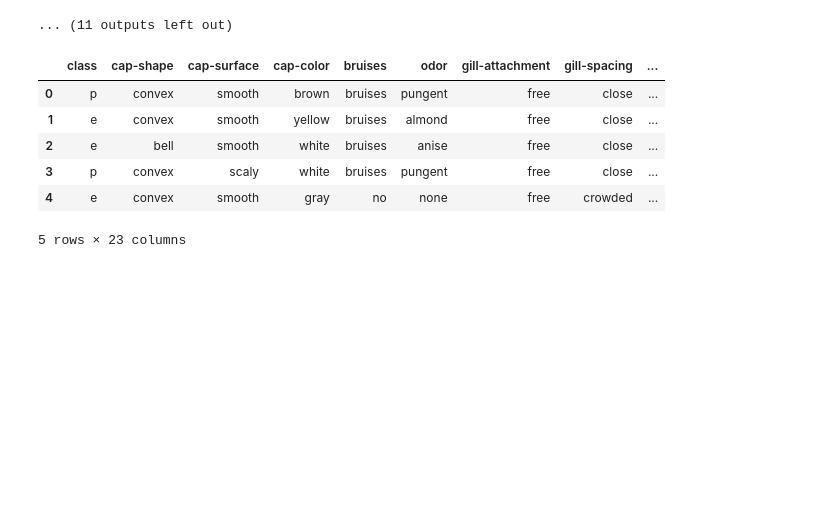
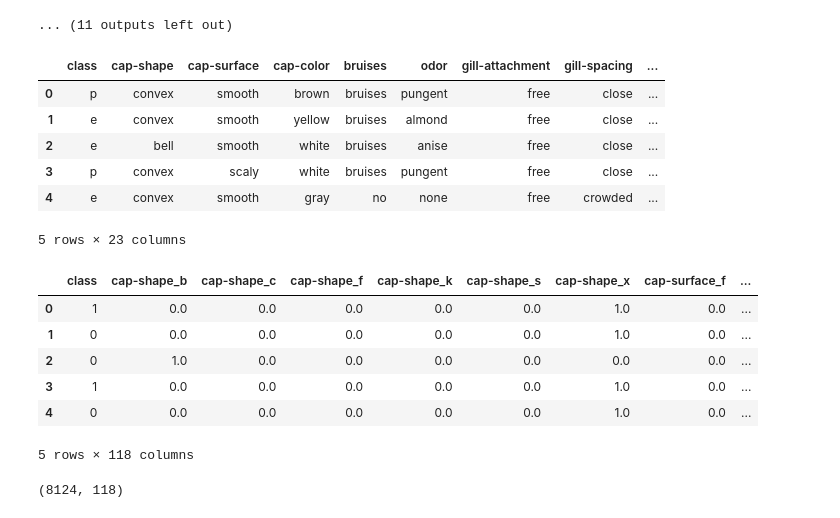
Before and after one commit to AdrianGalvanDiaz/Proyecto_ML, a Jupyter notebook: EDA.ipynb, the cells around one changed output. Saved outputs shown, nothing was run; the diff lists cells and outputs as text; code cells hidden in the pictures; blank space fills up the shorter version.

Commit message:
primer modelo a mano con np y one hot encoding

```diff
--- a/EDA.ipynb
+++ b/EDA.ipynb
@@ -155,3 +155,31 @@ df_names.head()
 | 3 | p | convex | scaly | white | bruises | pungent | free | close | ... |
 | 4 | e | convex | smooth | gray | no | none | free | crowded | ... |
 5 rows × 23 columns
+# %%
+#One hot encoding
+#En el label clase 1=venenoso y 0=comestible
+from sklearn.preprocessing import OneHotEncoder
+from sklearn.preprocessing import LabelEncoder
+
+label_encoder = LabelEncoder()
+df['class'] = label_encoder.fit_transform(df['class'])
+
+onehot_encoder = OneHotEncoder()
+features_onehot = onehot_encoder.fit_transform(df.drop('class', axis=1)).toarray()
+features_onehot_df = pd.DataFrame(features_onehot, columns=onehot_encoder.get_feature_names_out())
+
+df_final = pd.concat([df['class'], features_onehot_df], axis=1)
+
+df_final.head()
+# %% [output]
+|  | class | cap-shape_b | cap-shape_c | cap-shape_f | cap-shape_k | cap-shape_s | cap-shape_x | cap-surface_f | ... |
+| 0 | 1 | 0.0 | 0.0 | 0.0 | 0.0 | 0.0 | 1.0 | 0.0 | ... |
+| 1 | 0 | 0.0 | 0.0 | 0.0 | 0.0 | 0.0 | 1.0 | 0.0 | ... |
+| 2 | 0 | 1.0 | 0.0 | 0.0 | 0.0 | 0.0 | 0.0 | 0.0 | ... |
+| 3 | 1 | 0.0 | 0.0 | 0.0 | 0.0 | 0.0 | 1.0 | 0.0 | ... |
+| 4 | 0 | 0.0 | 0.0 | 0.0 | 0.0 | 0.0 | 1.0 | 0.0 | ... |
+5 rows × 118 columns
+# %%
+df_final.shape
+# %% [output]
+(8124, 118)
```
Also changed, not shown: parts of 4 cells of this notebook, 2 other files.
